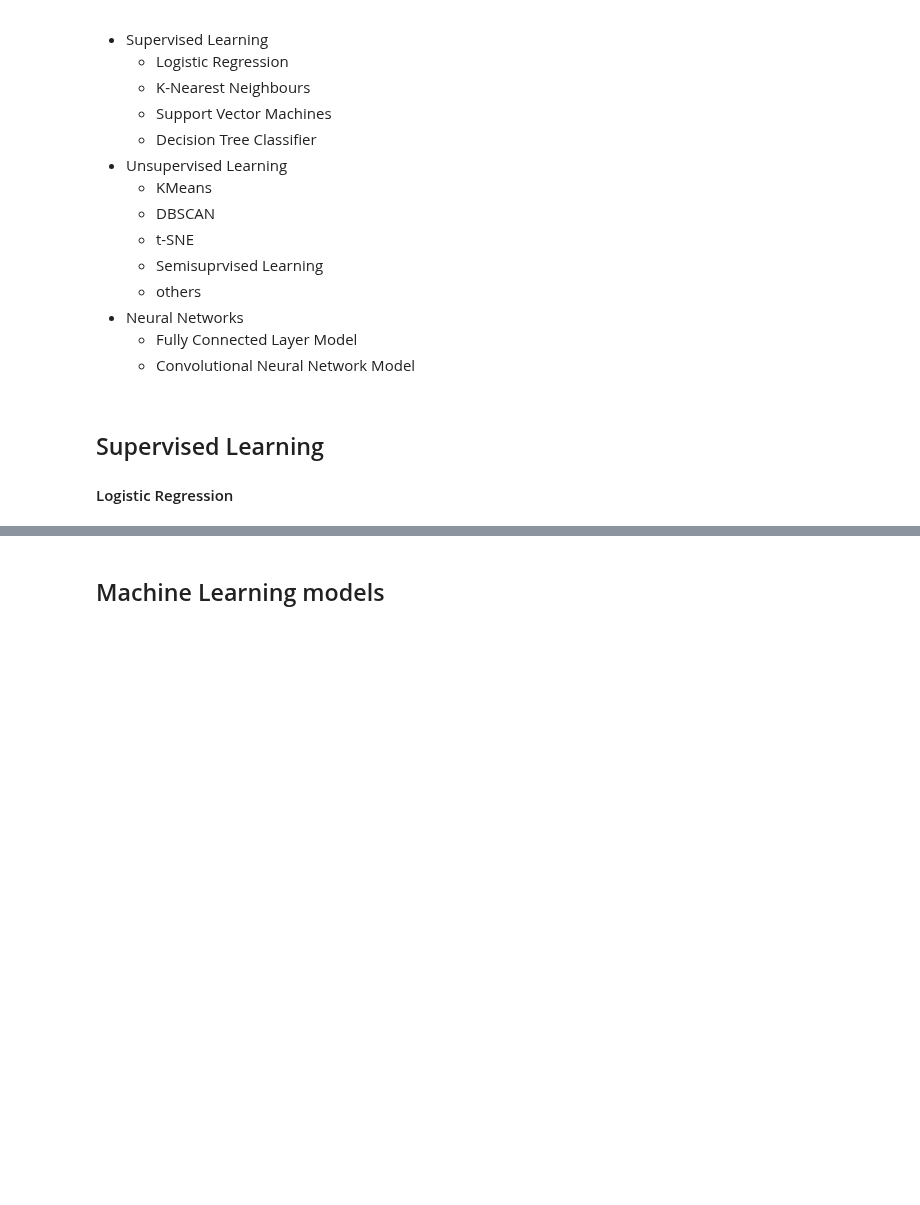
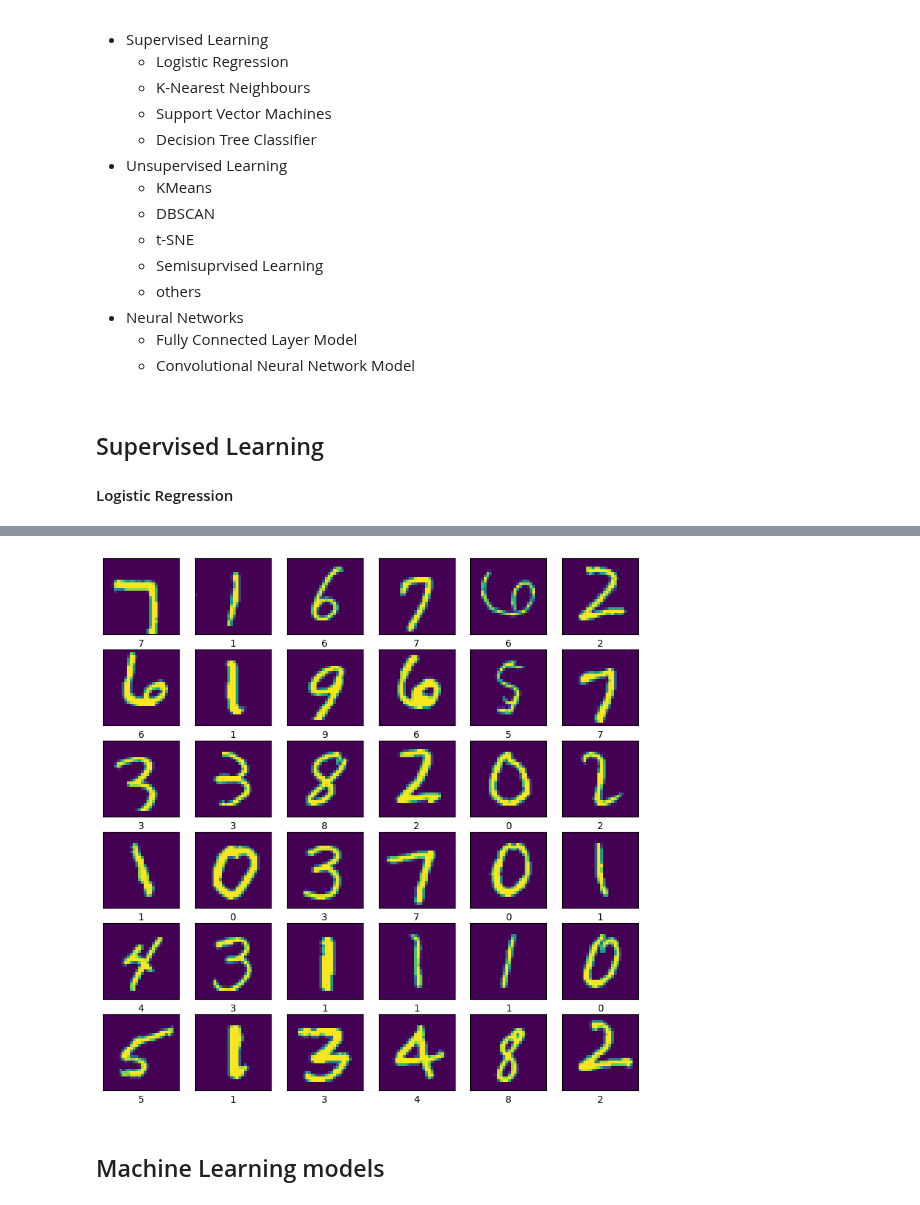
Before and after one commit to CaptainJimbo/MyPortfolio, a Jupyter notebook: DigitClassification.ipynb, the cells around one changed output, grey strips where cells are left out. Saved outputs shown, nothing was run; the diff lists cells and outputs as text; code cells hidden in the pictures; blank space fills up the shorter version.

```diff
--- a/DigitClassification.ipynb
+++ b/DigitClassification.ipynb
@@ -88,3 +83,16 @@ import tensorflow as tf
 (train_images, train_labels), (test_images, test_labels) = mnist.load_data()
+# %%
+plt.figure(figsize=(10,10))
+random_inds = np.random.choice(60000,36)
+for i in range(36):
+    plt.subplot(6,6,i+1)
+    plt.xticks([])
+    plt.yticks([])
+    plt.grid(False)
+    image_ind = random_inds[i]
+    plt.imshow(train_images[image_ind])#, cmap=plt.cm.binary)
+    plt.xlabel(train_labels[image_ind])
+# %% [output]
+[figure, added]
 # %% [markdown]
 <h2> Machine Learning models
```
Also changed, not shown: parts of 9 cells of this notebook.
